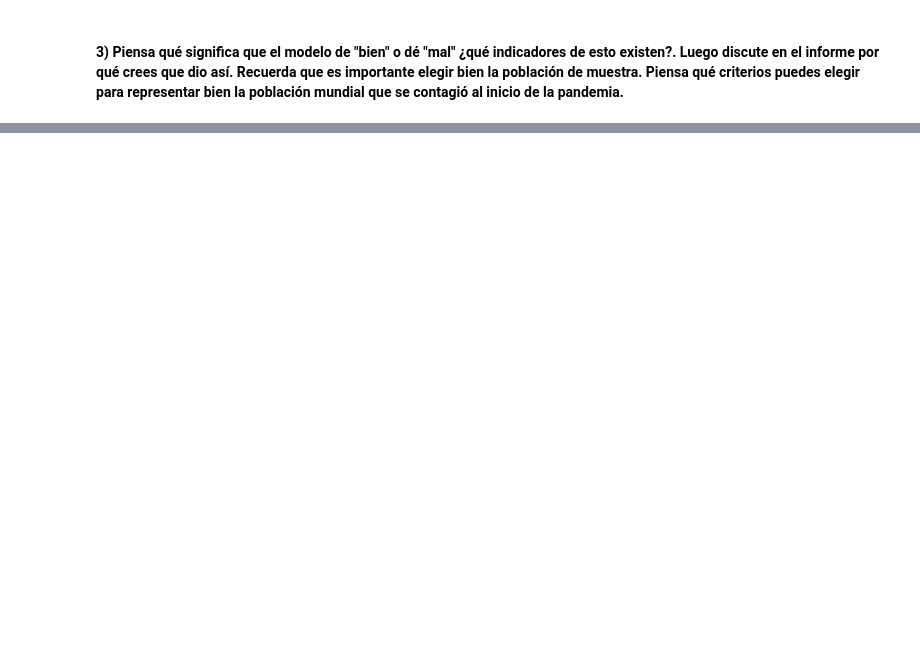
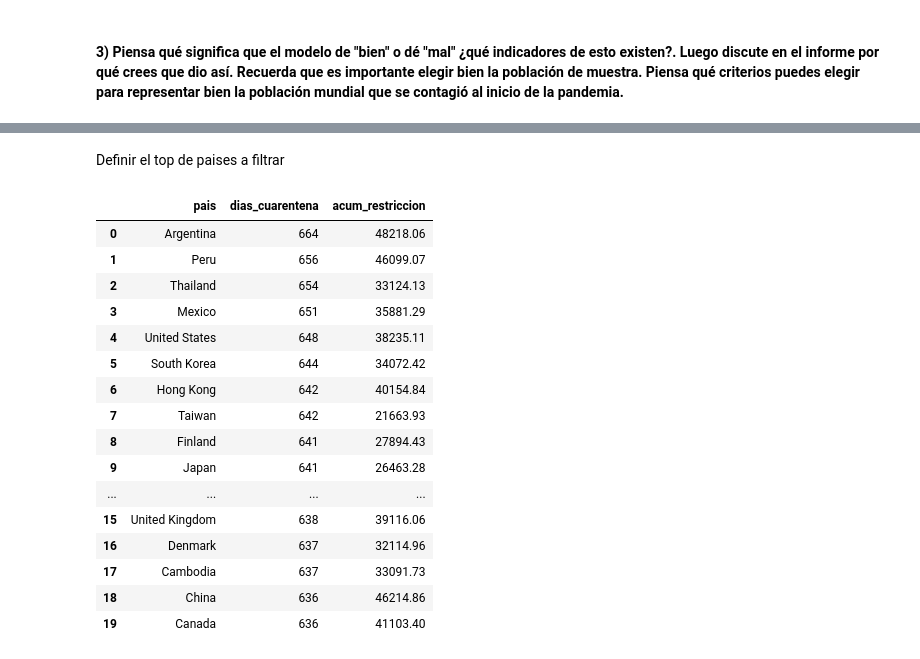
Before and after one commit to gonzalogperez/informe_pandemico, a Jupyter notebook: GonzaloGPerezProyecto_4.ipynb, the cells around one changed output, grey strips where cells are left out. Drawn from its saved outputs; the diff is of its cells as text; code cells hidden in the pictures; blank space fills up the shorter version.

```diff
--- a/GonzaloGPerezProyecto_4.ipynb
+++ b/GonzaloGPerezProyecto_4.ipynb
@@ -969,0 +1020,2 @@ Root Mean Squared Error: 1494292
+# %% [markdown]
+Definir el top de paises a filtrar
@@ -969,0 +1025,24 @@ Root Mean Squared Error: 1494292
+# %%
+df_cuarentena_top = pd.DataFrame({'pais': df_cuarentena.index,
+                                        'dias_cuarentena': df_cuarentena['count'].values,
+                                        'acum_restriccion': df_cuarentena['sum'].values
+                                 })[0:top_n]
+df_cuarentena_top
+# %% [output]
+|  | pais | dias_cuarentena | acum_restriccion |
+| 0 | Argentina | 664 | 48218.06 |
+| 1 | Peru | 656 | 46099.07 |
+| 2 | Thailand | 654 | 33124.13 |
+| 3 | Mexico | 651 | 35881.29 |
+| 4 | United States | 648 | 38235.11 |
+| 5 | South Korea | 644 | 34072.42 |
+| 6 | Hong Kong | 642 | 40154.84 |
+| 7 | Taiwan | 642 | 21663.93 |
+| 8 | Finland | 641 | 27894.43 |
+| 9 | Japan | 641 | 26463.28 |
+| ... | ... | ... | ... |
+| 15 | United Kingdom | 638 | 39116.06 |
+| 16 | Denmark | 637 | 32114.96 |
+| 17 | Cambodia | 637 | 33091.73 |
+| 18 | China | 636 | 46214.86 |
+| 19 | Canada | 636 | 41103.40 |
```
Also changed, not shown: parts of 34 cells of this notebook.
